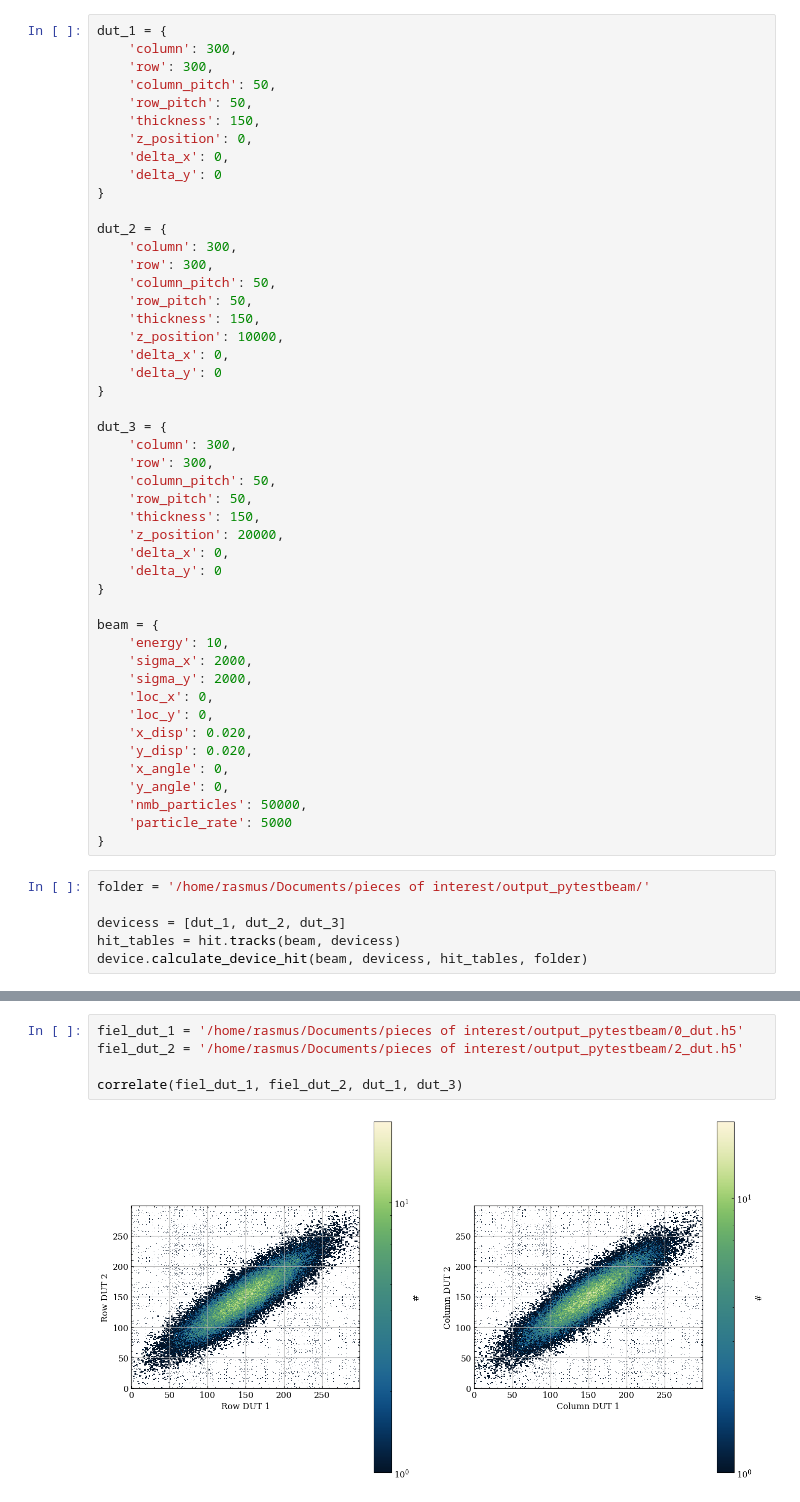
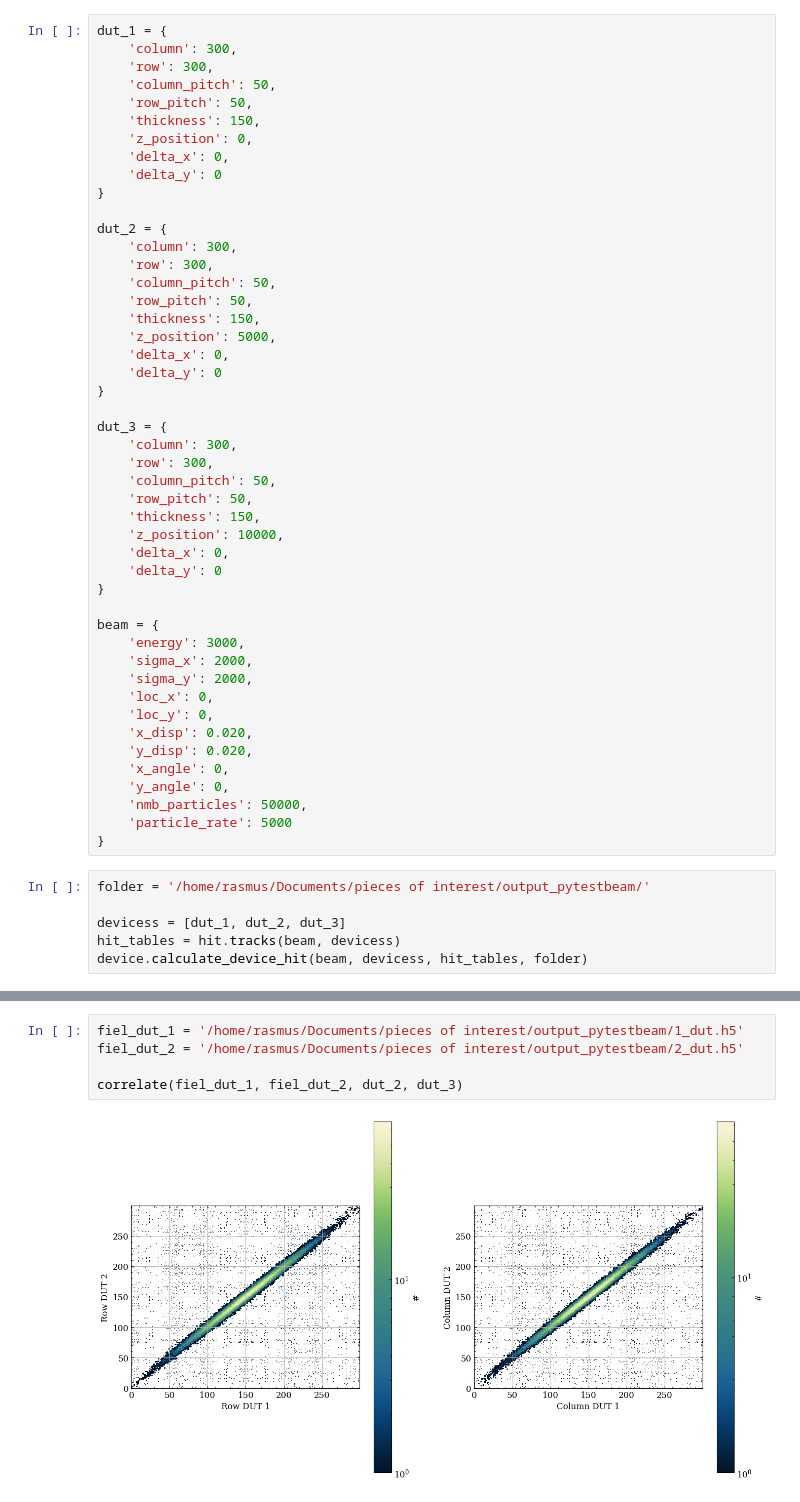
Before and after one commit to rpartzsch/pytestbeam, a Jupyter notebook: test.ipynb, the cells around one changed output, grey strips where cells are left out. Saved outputs shown, nothing was run; the diff lists cells and outputs as text.

Commit message:
somwhat energy lost

```diff
--- a/test.ipynb
+++ b/test.ipynb
@@ -22,7 +22,7 @@ dut_2 = {
     'column_pitch': 50,
     'row_pitch': 50,
     'thickness': 150,
-    'z_position': 10000,
+    'z_position': 5000,
     'delta_x': 0,
     'delta_y': 0
 }
@@ -33,13 +33,13 @@ dut_3 = {
     'column_pitch': 50,
     'row_pitch': 50,
     'thickness': 150,
-    'z_position': 20000,
+    'z_position': 10000,
     'delta_x': 0,
     'delta_y': 0
 }
 
 beam = {
-    'energy': 10,
+    'energy': 3000,
     'sigma_x': 2000,
     'sigma_y': 2000,
     'loc_x': 0,
@@ -64,7 +81,7 @@ plot_events(devicess, hit_tables, np.arange(60, 65, 1))
 # %%
-fiel_dut_1 = '/home/rasmus/Documents/pieces of interest/output_pytestbeam/0_dut.h5'
+fiel_dut_1 = '/home/rasmus/Documents/pieces of interest/output_pytestbeam/1_dut.h5'
 fiel_dut_2 = '/home/rasmus/Documents/pieces of interest/output_pytestbeam/2_dut.h5'
 
-correlate(fiel_dut_1, fiel_dut_2, dut_1, dut_3)
+correlate(fiel_dut_1, fiel_dut_2, dut_2, dut_3)
 # %% [output]
-[figure, old version]
+[figure, new version]
```
Also changed, not shown: parts of 3 cells of this notebook, 1 other file.
